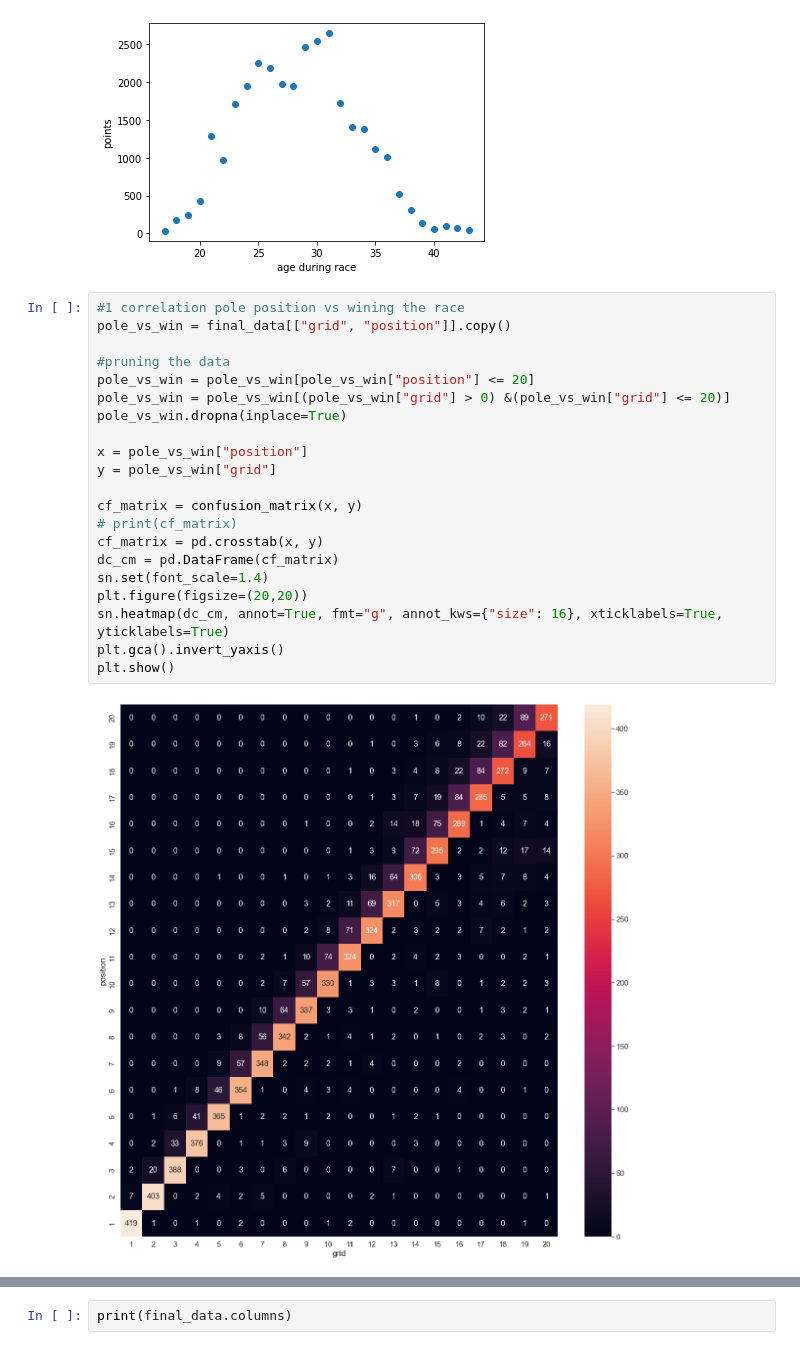
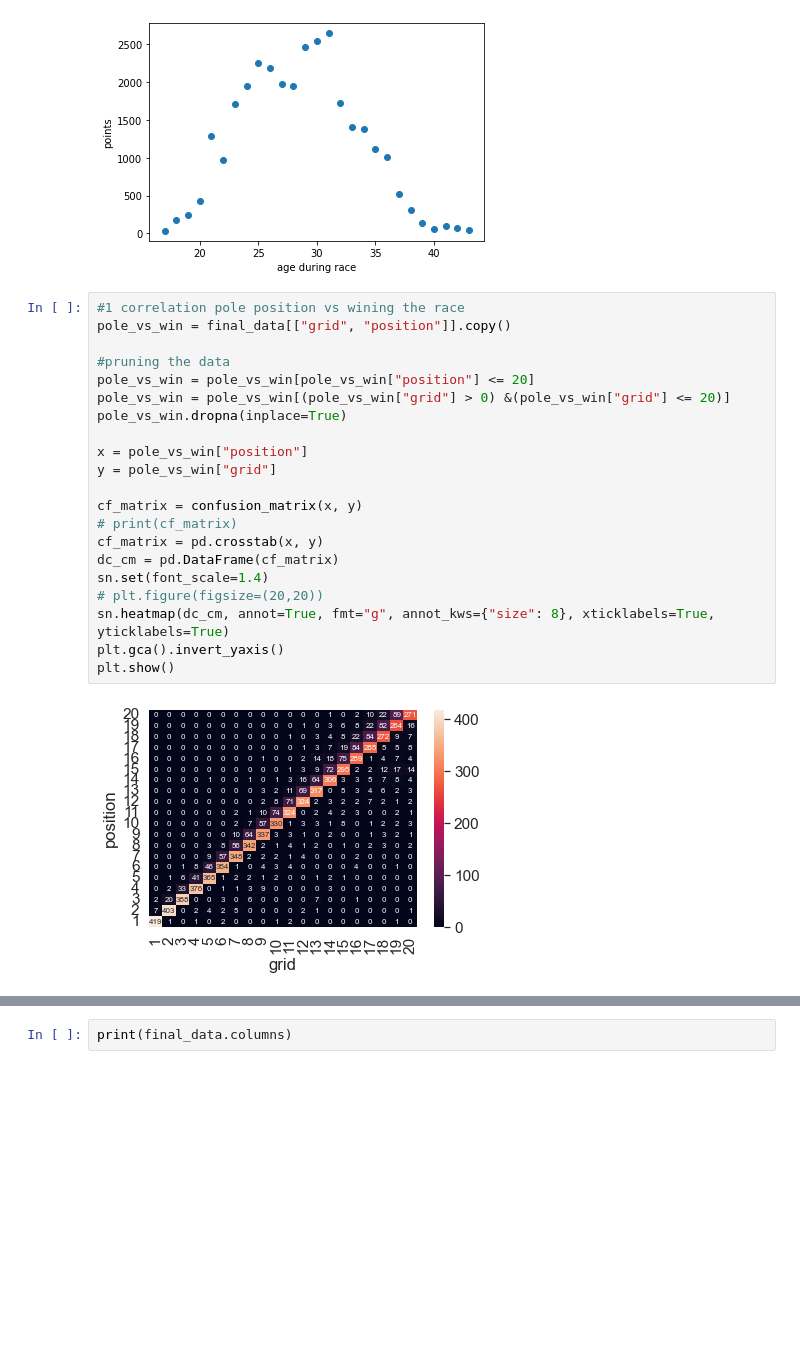
Before and after one commit to ned1010/formula-1-exploratory-analysis, a Jupyter notebook: data-modelling/modelling.ipynb, the cells around one changed output, grey strips where cells are left out. Saved outputs shown, nothing was run; the diff lists cells and outputs as text; blank space fills up the shorter version.

```diff
--- a/data-modelling/modelling.ipynb
+++ b/data-modelling/modelling.ipynb
@@ -95,23 +94,23 @@ plt.show()
 # %%
 #1 correlation pole position vs wining the race
 pole_vs_win = final_data[["grid", "position"]].copy()
 
 #pruning the data
 pole_vs_win = pole_vs_win[pole_vs_win["position"] <= 20]
 pole_vs_win = pole_vs_win[(pole_vs_win["grid"] > 0) &(pole_vs_win["grid"] <= 20)]
 pole_vs_win.dropna(inplace=True)
 
 x = pole_vs_win["position"]
 y = pole_vs_win["grid"]
 
 cf_matrix = confusion_matrix(x, y)
 # print(cf_matrix)
 cf_matrix = pd.crosstab(x, y)
 dc_cm = pd.DataFrame(cf_matrix)
 sn.set(font_scale=1.4)
-plt.figure(figsize=(20,20))
-sn.heatmap(dc_cm, annot=True, fmt="g", annot_kws={"size": 16}, xticklabels=True, yticklabels=True)
+# plt.figure(figsize=(20,20))
+sn.heatmap(dc_cm, annot=True, fmt="g", annot_kws={"size": 8}, xticklabels=True, yticklabels=True)
 plt.gca().invert_yaxis()
 plt.show()
 # %% [output]
-[figure, old version]
+[figure, new version]
```
Also changed, not shown: parts of 8 cells of this notebook.
